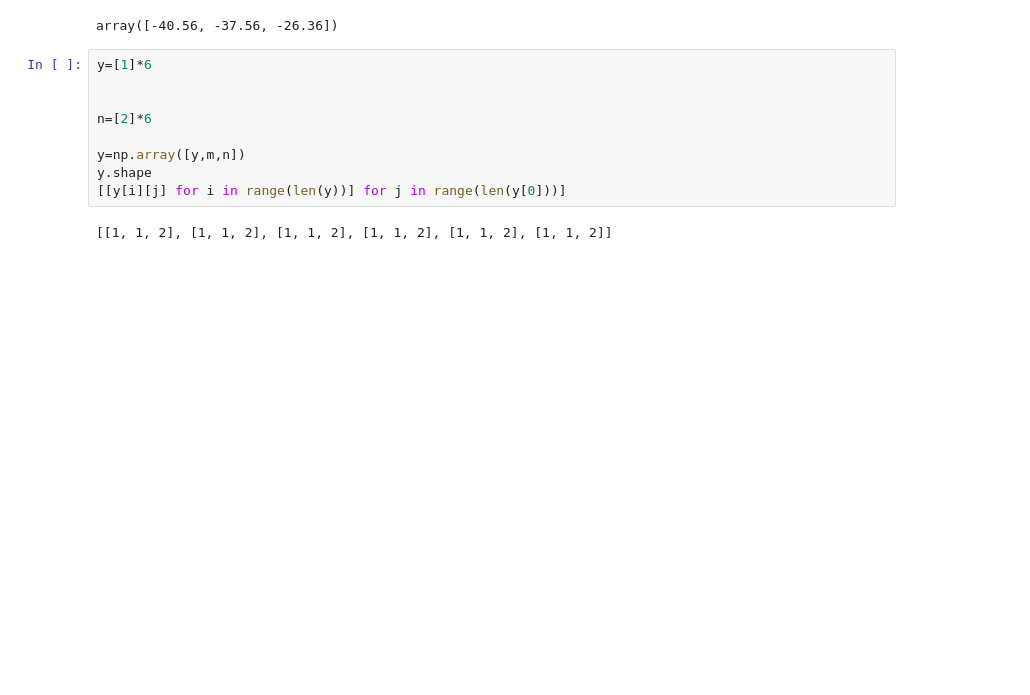
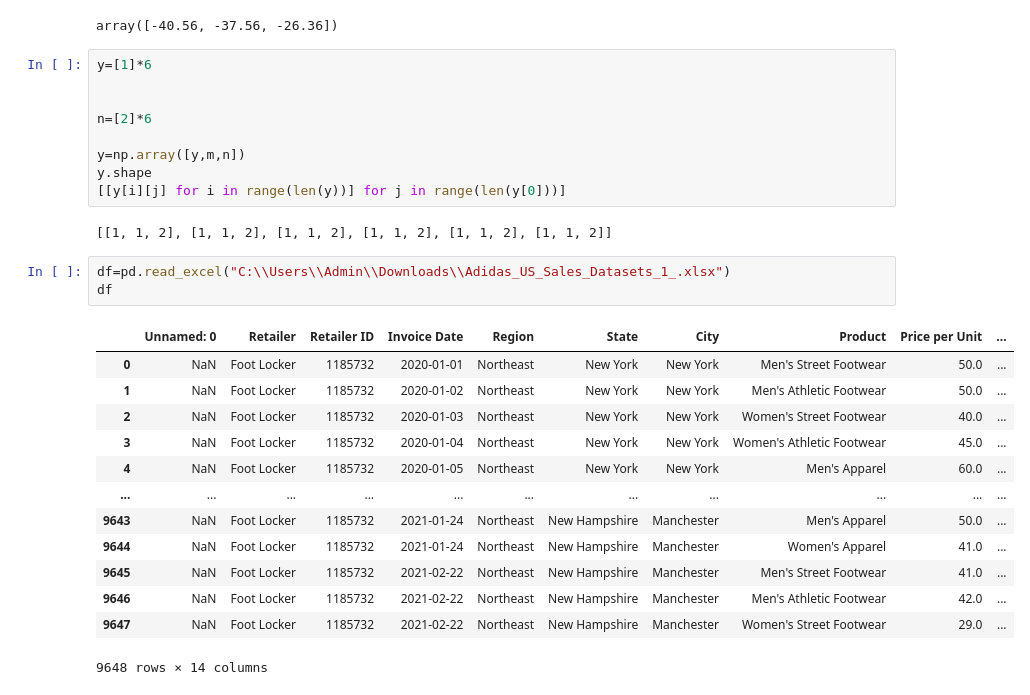
Before and after one commit to udaykiran1729/Programming, a Jupyter notebook: Py_prog/Note101.ipynb, the cells around one changed output. Cells and saved outputs as stored; diff of their text form; blank space fills up the shorter version.

```diff
--- a/Py_prog/Note101.ipynb
+++ b/Py_prog/Note101.ipynb
@@ -851,3 +898,20 @@ y.shape
 [[y[i][j] for i in range(len(y))] for j in range(len(y[0]))]
 # %% [output]
 [[1, 1, 2], [1, 1, 2], [1, 1, 2], [1, 1, 2], [1, 1, 2], [1, 1, 2]]
+# %%
+df=pd.read_excel("C:\\Users\\Admin\\Downloads\\Adidas_US_Sales_Datasets_1_.xlsx")
+df
+# %% [output]
+|  | Unnamed: 0 | Retailer | Retailer ID | Invoice Date | Region | State | City | Product | Price per Unit | ... |
+| 0 | NaN | Foot Locker | 1185732 | 2020-01-01 | Northeast | New York | New York | Men's Street Footwear | 50.0 | ... |
+| 1 | NaN | Foot Locker | 1185732 | 2020-01-02 | Northeast | New York | New York | Men's Athletic Footwear | 50.0 | ... |
+| 2 | NaN | Foot Locker | 1185732 | 2020-01-03 | Northeast | New York | New York | Women's Street Footwear | 40.0 | ... |
+| 3 | NaN | Foot Locker | 1185732 | 2020-01-04 | Northeast | New York | New York | Women's Athletic Footwear | 45.0 | ... |
+| 4 | NaN | Foot Locker | 1185732 | 2020-01-05 | Northeast | New York | New York | Men's Apparel | 60.0 | ... |
+| ... | ... | ... | ... | ... | ... | ... | ... | ... | ... | ... |
+| 9643 | NaN | Foot Locker | 1185732 | 2021-01-24 | Northeast | New Hampshire | Manchester | Men's Apparel | 50.0 | ... |
+| 9644 | NaN | Foot Locker | 1185732 | 2021-01-24 | Northeast | New Hampshire | Manchester | Women's Apparel | 41.0 | ... |
+| 9645 | NaN | Foot Locker | 1185732 | 2021-02-22 | Northeast | New Hampshire | Manchester | Men's Street Footwear | 41.0 | ... |
+| 9646 | NaN | Foot Locker | 1185732 | 2021-02-22 | Northeast | New Hampshire | Manchester | Men's Athletic Footwear | 42.0 | ... |
+| 9647 | NaN | Foot Locker | 1185732 | 2021-02-22 | Northeast | New Hampshire | Manchester | Women's Street Footwear | 29.0 | ... |
+9648 rows × 14 columns
```
Also changed, not shown: parts of 18 cells of this notebook, 16 other files.
